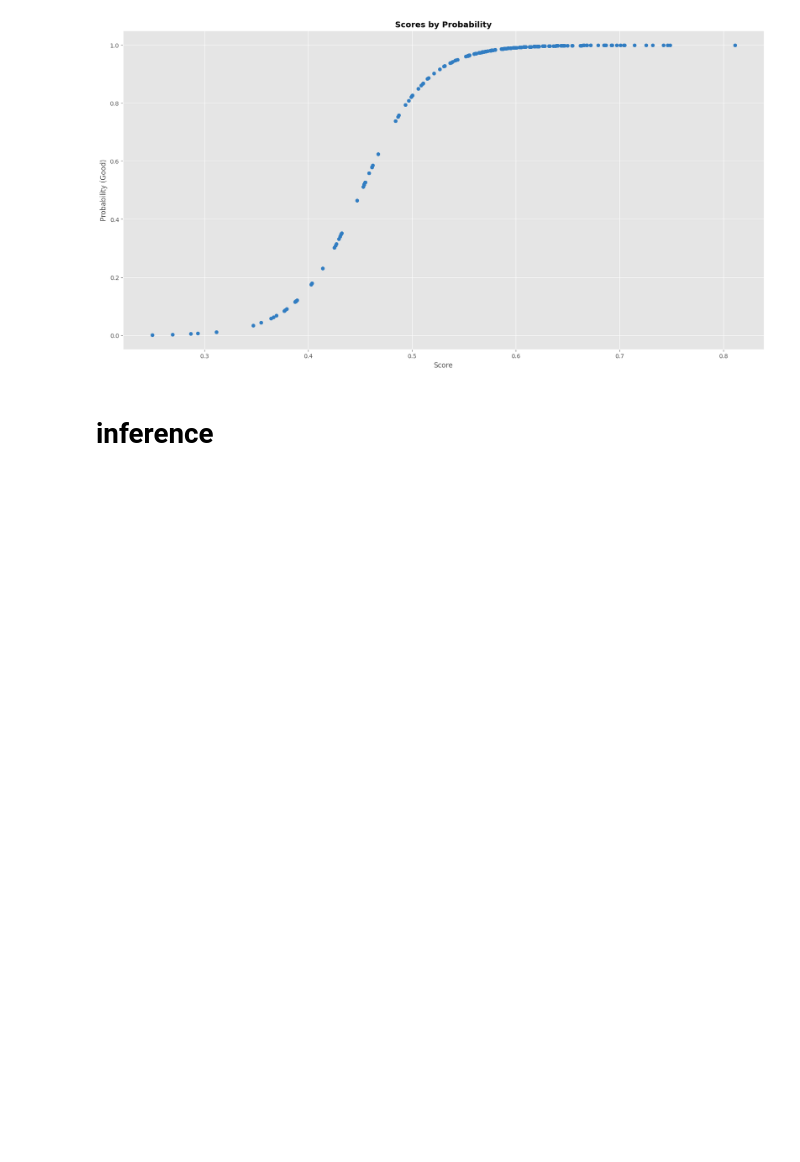
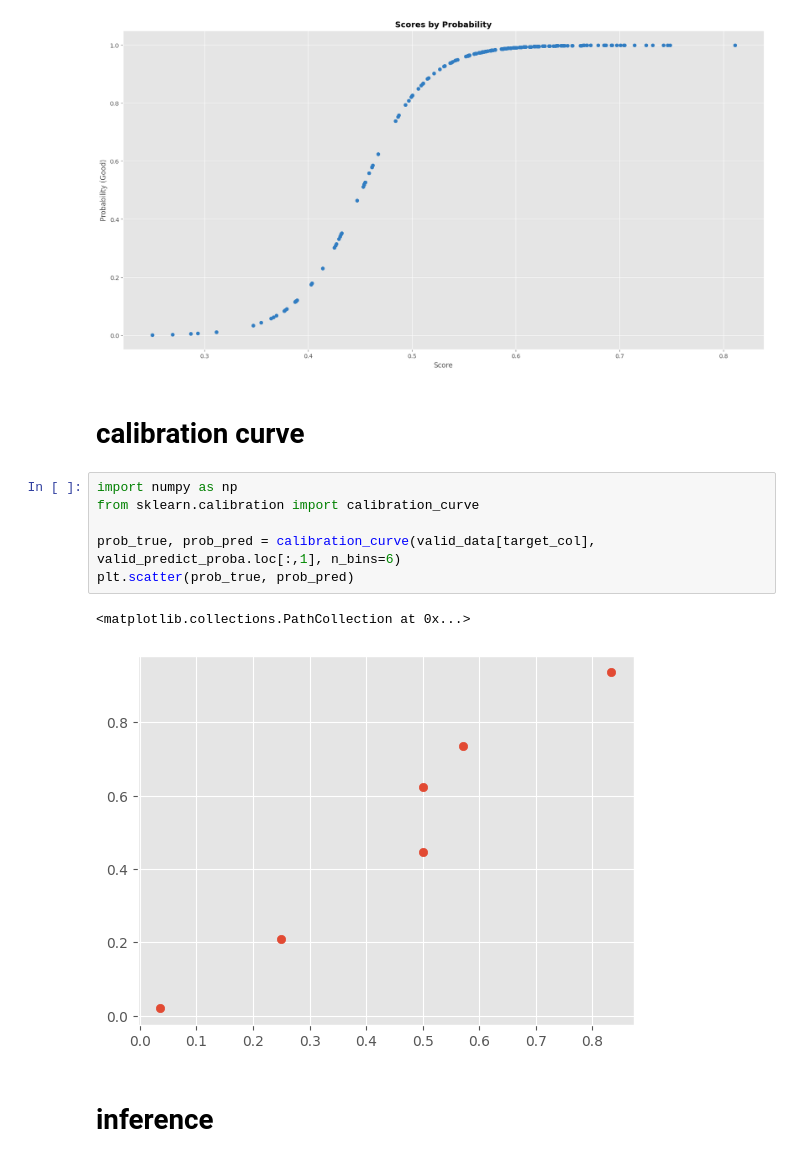
Before and after one commit to lcrmorin/Credit_Notebooks, a Jupyter notebook: icr-credit-score-approach.ipynb, the cells around one changed output. Cells and saved outputs as stored; diff of their text form; blank space fills up the shorter version.

```diff
--- a/icr-credit-score-approach.ipynb
+++ b/icr-credit-score-approach.ipynb
@@ -598,6 +598,17 @@ plt.xlabel('Score')
 plt.ylabel('Probability (Good)');
 # %% [output]
 [figure]
+# %% [markdown]
+# calibration curve
+# %%
+import numpy as np
+from sklearn.calibration import calibration_curve
+
+prob_true, prob_pred = calibration_curve(valid_data[target_col], valid_predict_proba.loc[:,1], n_bins=6)
+plt.scatter(prob_true, prob_pred)
+# %% [output]
+<matplotlib.collections.PathCollection at 0x...>
+[figure, added]
 # %% [markdown]
 # inference
 # %%
```
Also changed, not shown: parts of 1 cell of this notebook.
